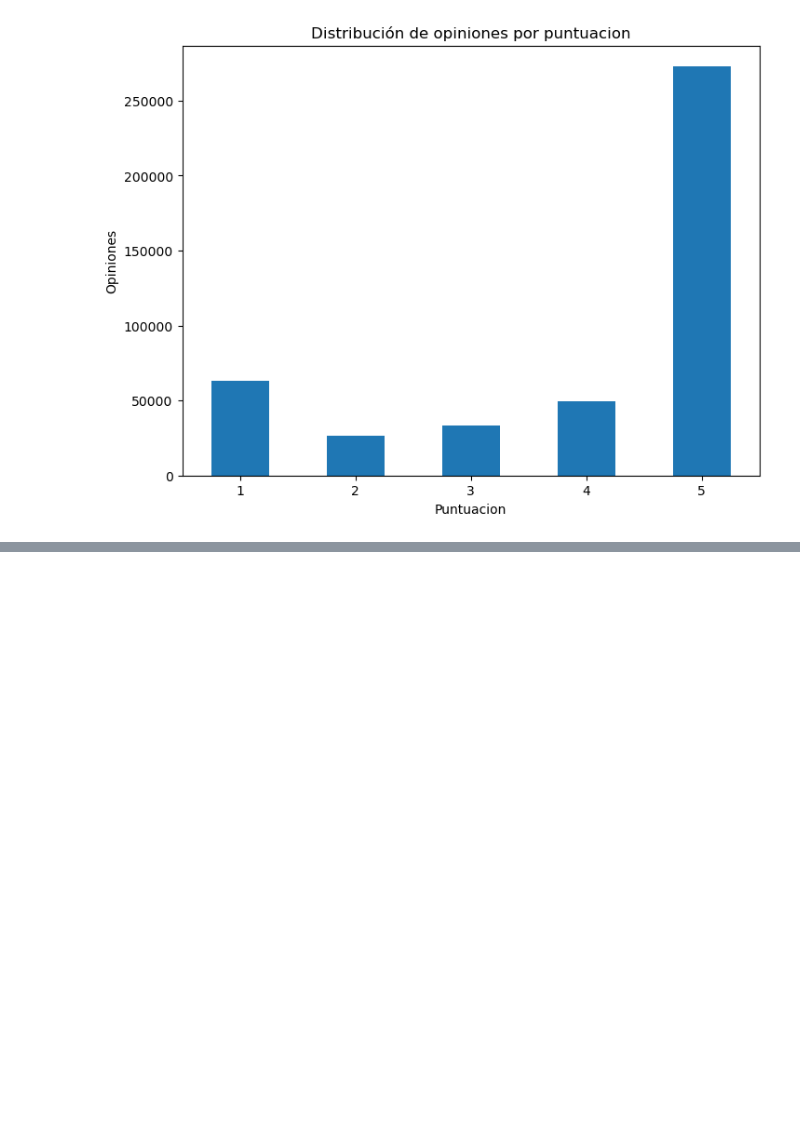
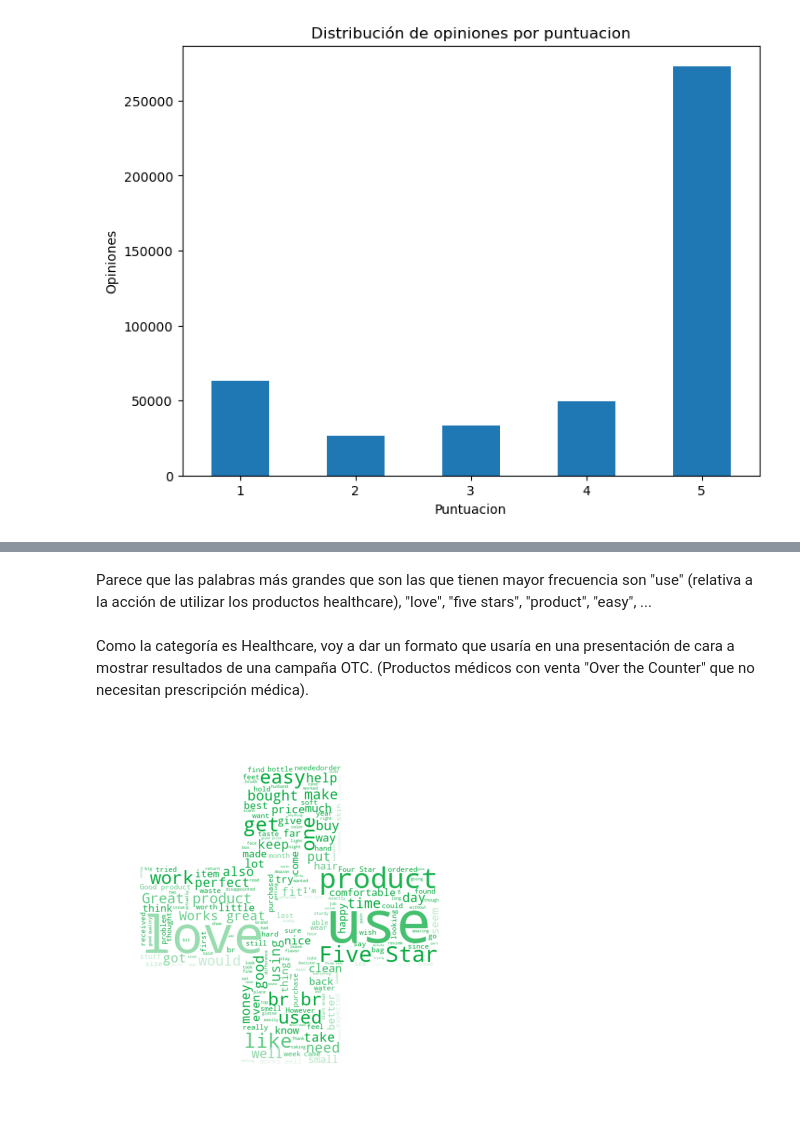
Before and after one commit to ramonlaborda/practica-nlp, a Jupyter notebook: Practica-NLP-Ramon-Laborda.ipynb, the cells around one changed output, grey strips where cells are left out. Drawn from its saved outputs; the diff is of its cells as text; code cells hidden in the pictures; blank space fills up the shorter version.

```diff
--- a/Practica-NLP-Ramon-Laborda.ipynb
+++ b/Practica-NLP-Ramon-Laborda.ipynb
@@ -139,0 +214,19 @@ plt.show()
+# %% [markdown]
+Parece que las palabras más grandes que son las que tienen mayor frecuencia son "use" (relativa a la acción de utilizar los productos healthcare), "love", "five stars", "product", "easy", ...
+# %% [markdown]
+Como la categoría es Healthcare, voy a dar un formato que usaría en una presentación de cara a mostrar resultados de una campaña OTC. (Productos médicos con venta "Over the Counter" que no necesitan prescripción médica).
+# %%
+from PIL import Image
+import numpy as np
+from wordcloud import ImageColorGenerator
+
+mask = np.array(Image.open('cruz_farmacia.jpg'))
+img_color = ImageColorGenerator(mask)
+
+wordcloud = WordCloud(mask=mask, width=800, height=400, stopwords=stop_words, background_color='white').generate(text)
+
+plt.imshow(wordcloud.recolor(color_func=img_color))
+plt.axis('off')
+plt.show()
+# %% [output]
+[figure, added]
```
Also changed, not shown: parts of 24 cells of this notebook, 1 other file.
